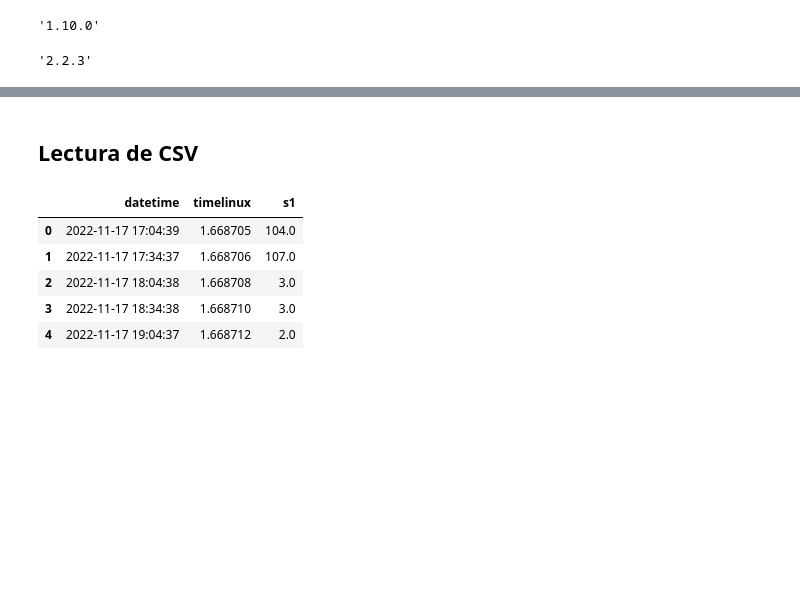
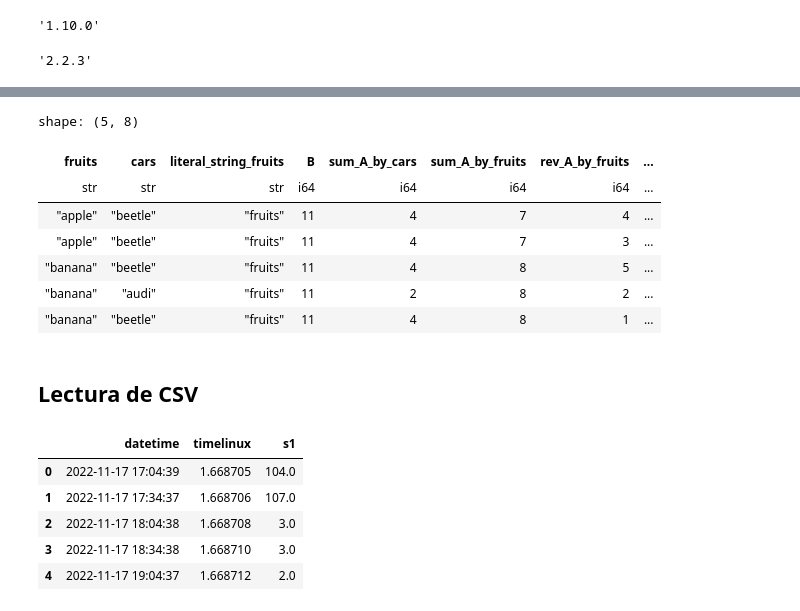
Before and after one commit to emilopez/howtos, a Jupyter notebook: polars-howto.ipynb, the cells around one changed output, grey strips where cells are left out. Saved outputs shown, nothing was run; the diff lists cells and outputs as text; code cells hidden in the pictures; blank space fills up the shorter version.

```diff
--- a/polars-howto.ipynb
+++ b/polars-howto.ipynb
@@ -19,3 +22,30 @@ pd.__version__
+# %%
+df = pl.DataFrame({
+         "A": [1, 2, 3, 4, 5],
+         "fruits": ["banana", "banana", "apple", "apple", "banana"],
+         "B": [5, 4, 3, 2, 1],
+         "cars": ["beetle", "audi", "beetle", "beetle", "beetle"],}
+)
+# embarrassingly parallel execution & very expressive query language
+df.sort("fruits").select(
+     "fruits",
+     "cars",
+     pl.lit("fruits").alias("literal_string_fruits"),
+     pl.col("B").filter(pl.col("cars") == "beetle").sum(),
+     pl.col("A").filter(pl.col("B") > 2).sum().over("cars").alias("sum_A_by_cars"),
+     pl.col("A").sum().over("fruits").alias("sum_A_by_fruits"),
+     pl.col("A").reverse().over("fruits").alias("rev_A_by_fruits"),
+     pl.col("A").sort_by("B").over("fruits").alias("sort_A_by_B_by_fruits"),
+)
+# %% [output]
+shape: (5, 8)
+| fruits | cars | literal_string_fruits | B | sum_A_by_cars | sum_A_by_fruits | rev_A_by_fruits | ... |
+| str | str | str | i64 | i64 | i64 | i64 | ... |
+| "apple" | "beetle" | "fruits" | 11 | 4 | 7 | 4 | ... |
+| "apple" | "beetle" | "fruits" | 11 | 4 | 7 | 3 | ... |
+| "banana" | "beetle" | "fruits" | 11 | 4 | 8 | 5 | ... |
+| "banana" | "audi" | "fruits" | 11 | 2 | 8 | 2 | ... |
+| "banana" | "beetle" | "fruits" | 11 | 4 | 8 | 1 | ... |
 # %% [markdown]
 ## Lectura de CSV
 # %%
```
Also changed, not shown: parts of 4 cells of this notebook.
